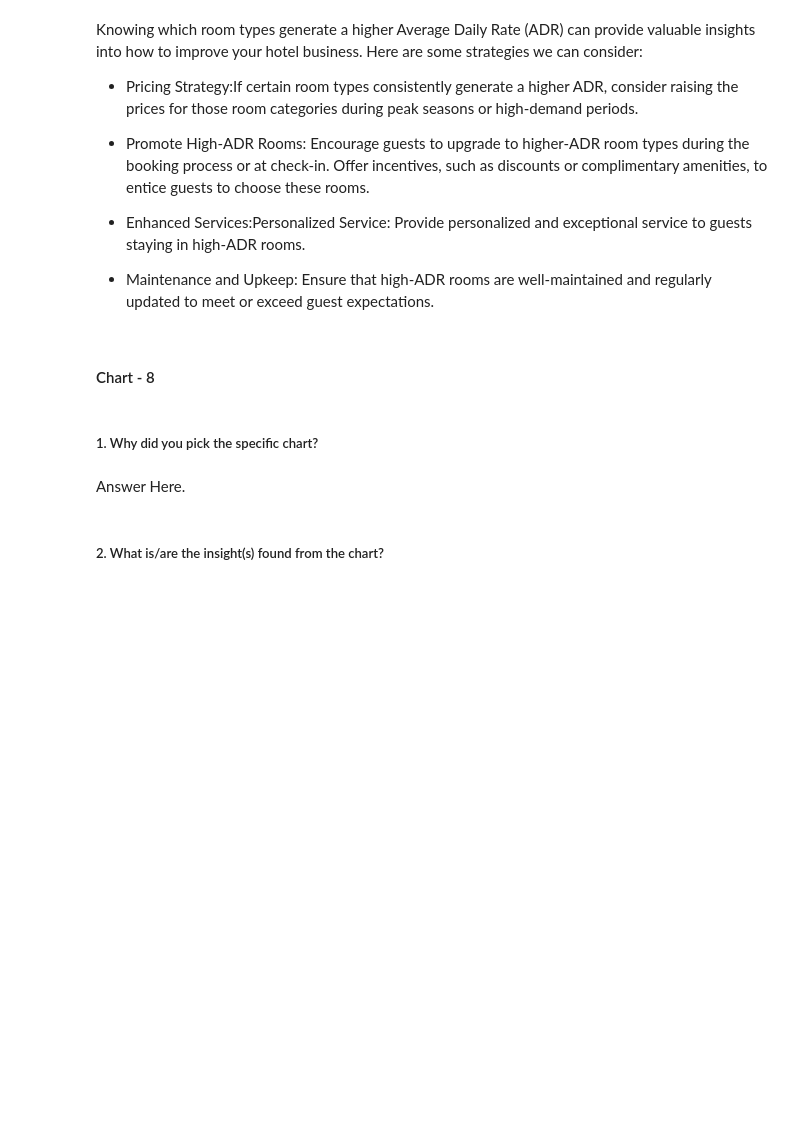
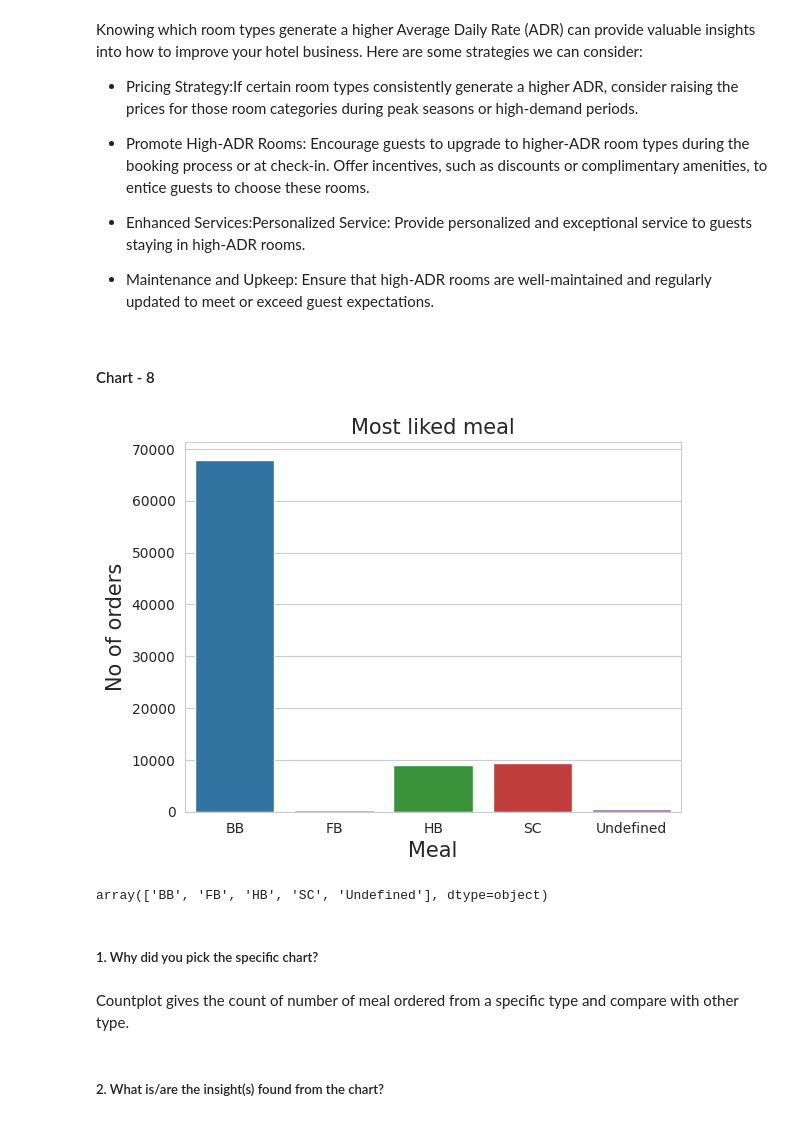
Before and after one commit to Hrishik-D/CapstoneProject_EDA_Hotel_Analysis, a Jupyter notebook: EDA_Hotel_Analysis_Individual.ipynb, the cells around one changed output. Drawn from its saved outputs; the diff is of its cells as text; code cells hidden in the pictures; blank space fills up the shorter version.

```diff
--- a/EDA_Hotel_Analysis_Individual.ipynb
+++ b/EDA_Hotel_Analysis_Individual.ipynb
@@ -618,6 +616,20 @@ Knowing which room types generate a higher Average Daily Rate (ADR) can provide
+# %%
+# Chart - 8 visualization code
+sns.countplot(x = df1['meal'])
+
+plt.title("Most liked meal", fontsize = 15)
+plt.ylabel("No of orders", fontsize = 15)
+plt.xlabel("Meal", fontsize = 15)
+plt.show()
+# %% [output]
+[figure, added]
+# %%
+df1.meal.unique()
+# %% [output]
+array(['BB', 'FB', 'HB', 'SC', 'Undefined'], dtype=object)
 # %% [markdown]
 ##### 1. Why did you pick the specific chart?
-# %% [markdown]
-Answer Here.
+# %% [markdown]
+Countplot gives the count of number of meal ordered from a specific type and compare with other type.
 # %% [markdown]
 ##### 2. What is/are the insight(s) found from the chart?
```
Also changed, not shown: parts of 5 cells of this notebook.
